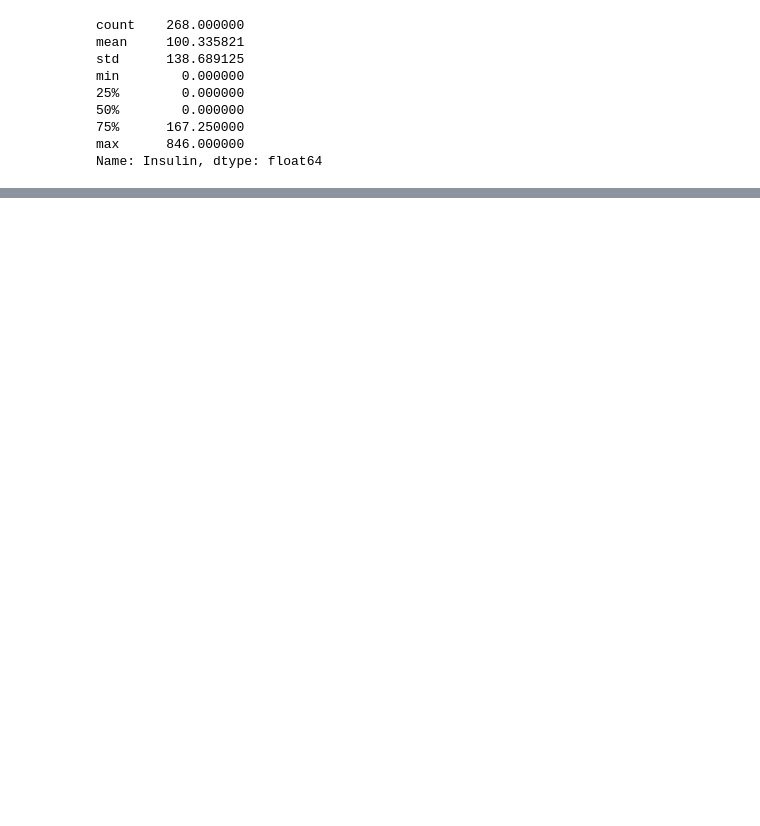
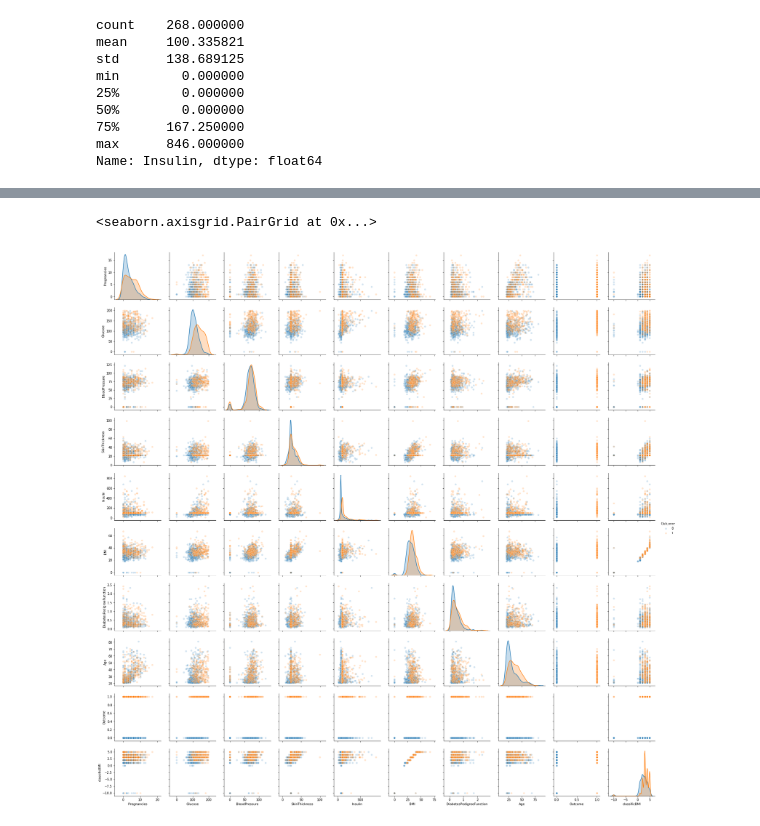
Before and after one commit to TurcoDick/pima-indiam-diabets, a Jupyter notebook: code/pima indian diabets.ipynb, the cells around one changed output, grey strips where cells are left out. Saved outputs shown, nothing was run; the diff lists cells and outputs as text; code cells hidden in the pictures; blank space fills up the shorter version.

```diff
--- a/code/pima indian diabets.ipynb
+++ b/code/pima indian diabets.ipynb
@@ -451,3 +498,0 @@ tree_decision(df_file_diabets)
-# %%
-# Excluindo todos os valores 0 de Insulina
-df_file_diabets = df_file_diabets[df_file_diabets.Insulin != 0]
@@ -457,0 +505,12 @@ gc.collect()
+# %%
+# separando os objetos referentes a saúdavel e não saúdavel
+heathy_atributes_all = df_file_diabets.query("Outcome == 1")
+not_heathy_atributes_all = df_file_diabets.query("Outcome == 0")
+# %%
+# colocando a média de SkinThickness para as pessoas saúdaveis
+
+SkinThickness_healthy_index = df_file_diabets.query("SkinThickness == 0 and Outcome == 0").index
+
+df_file_diabets.iloc[SkinThickness_healthy_index, 3] = heathy_atributes_all["SkinThickness"].mean()
+
+df_file_diabets
@@ -457,0 +536,8 @@ gc.collect()
+# %%
+# colocando a média de SkinThickness para pessoas não saúdaveis
+
+SkinThickness_not_healthy_index = df_file_diabets.query("SkinThickness == 0 and Outcome ==1").index
+
+df_file_diabets.iloc[SkinThickness_not_healthy_index, 3] = heathy_atributes_all["SkinThickness"].mean()
+
+df_file_diabets
@@ -461,0 +583,5 @@ df_file_diabets
+# %%
+sns.pairplot(df_file_diabets, diag_kind='kde', plot_kws={'alpha':0.2 }, hue="Outcome")
+# %% [output]
+<seaborn.axisgrid.PairGrid at 0x...>
+[figure, added]
```
Also changed, not shown: parts of 32 cells of this notebook.
